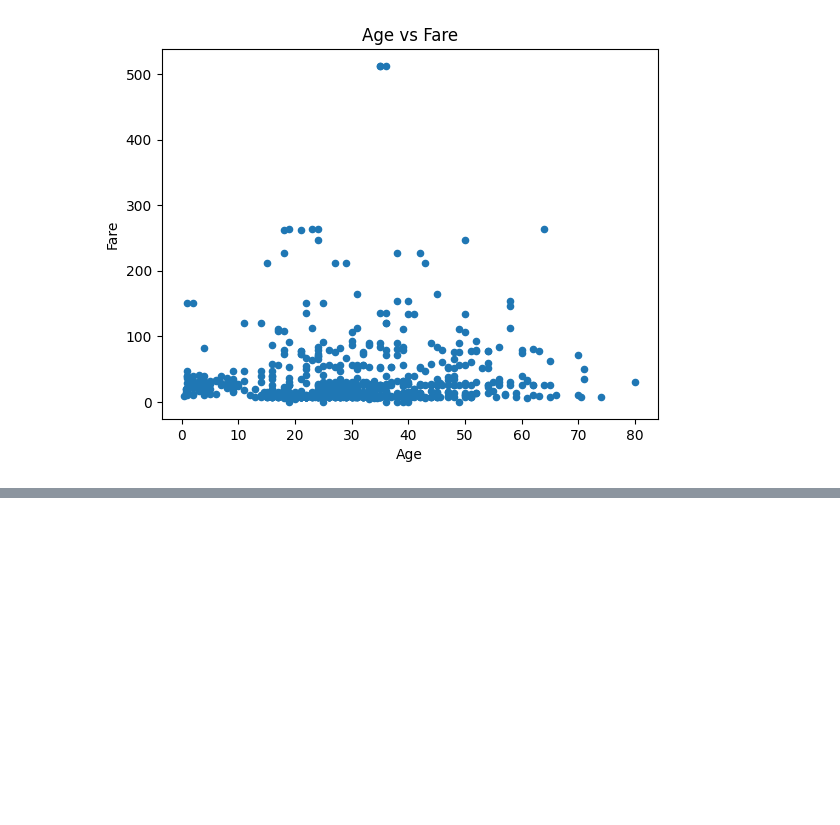
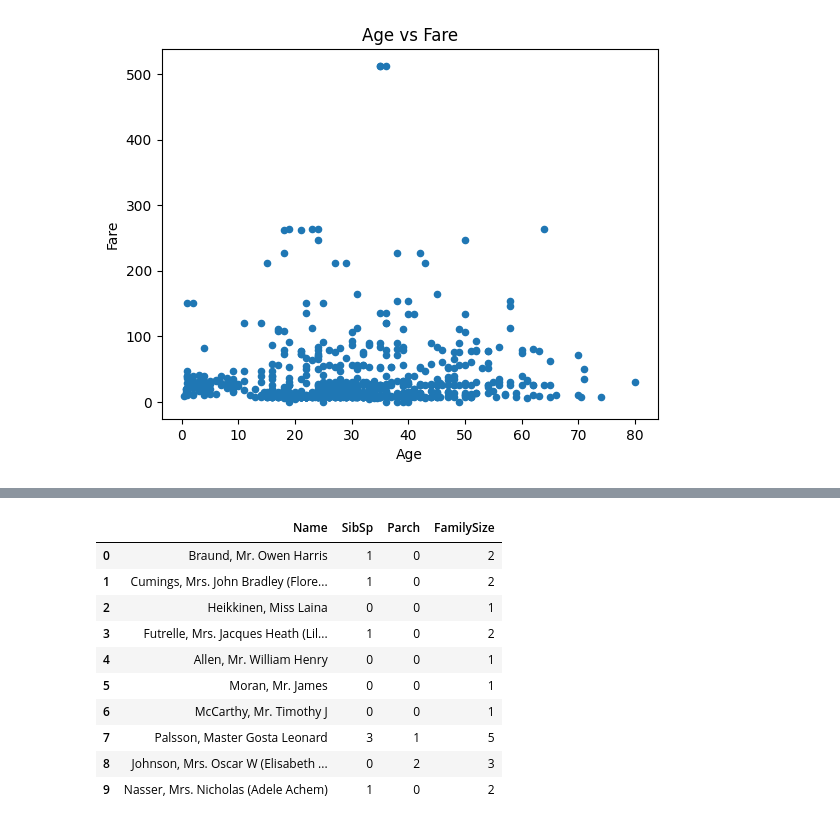
Before and after one commit to Andreachurchwell/JTC_AISE_FALL_2025, a Jupyter notebook: practice/pandas_tutorial.ipynb, the cells around one changed output, grey strips where cells are left out. Drawn from its saved outputs; the diff is of its cells as text; code cells hidden in the pictures; blank space fills up the shorter version.

```diff
--- a/practice/pandas_tutorial.ipynb
+++ b/practice/pandas_tutorial.ipynb
@@ -260,0 +267,4 @@ titanic.plot(x="Age", y="Fare", kind="scatter", title="Age vs Fare")
+# %%
+# Make a new column that doubles the Age
+titanic["age_doubled"] = titanic["Age"] * 2
+titanic[["Age", "age_doubled"]].head()
@@ -260,0 +278,4 @@ titanic.plot(x="Age", y="Fare", kind="scatter", title="Age vs Fare")
+# %%
+# New column: True if Age < 18 (child), False otherwise
+titanic["is_child"] = titanic["Age"] < 18
+titanic[["Name", "Age", "is_child"]].head(10)
@@ -260,0 +294,16 @@ titanic.plot(x="Age", y="Fare", kind="scatter", title="Age vs Fare")
+# %%
+# Create FamilySize from siblings/spouses + parents/children + self
+titanic["FamilySize"] = titanic["SibSp"] + titanic["Parch"] + 1
+titanic[["Name", "SibSp", "Parch", "FamilySize"]].head(10)
+# %% [output]
+|  | Name | SibSp | Parch | FamilySize |
+| 0 | Braund, Mr. Owen Harris | 1 | 0 | 2 |
+| 1 | Cumings, Mrs. John Bradley (Flore... | 1 | 0 | 2 |
+| 2 | Heikkinen, Miss Laina | 0 | 0 | 1 |
+| 3 | Futrelle, Mrs. Jacques Heath (Lil... | 1 | 0 | 2 |
+| 4 | Allen, Mr. William Henry | 0 | 0 | 1 |
+| 5 | Moran, Mr. James | 0 | 0 | 1 |
+| 6 | McCarthy, Mr. Timothy J | 0 | 0 | 1 |
+| 7 | Palsson, Master Gosta Leonard | 3 | 1 | 5 |
+| 8 | Johnson, Mrs. Oscar W (Elisabeth ... | 0 | 2 | 3 |
+| 9 | Nasser, Mrs. Nicholas (Adele Achem) | 1 | 0 | 2 |
```
Also changed, not shown: parts of 34 cells of this notebook.
